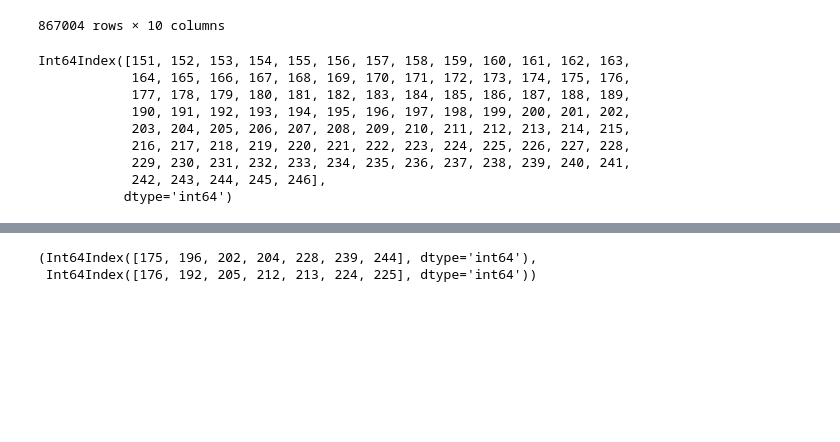
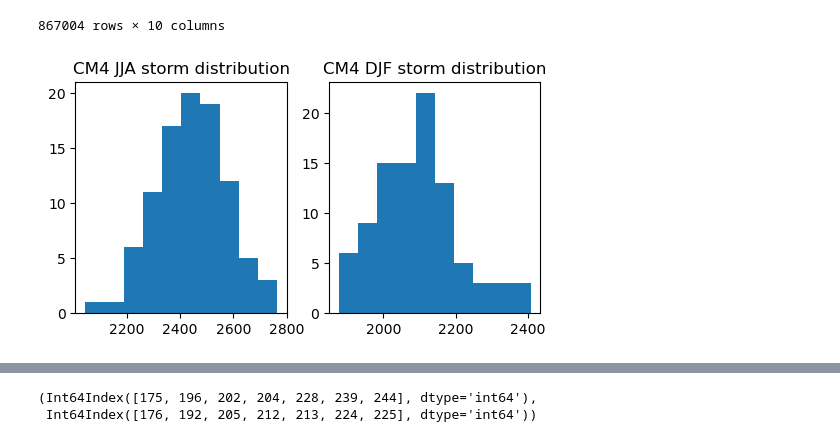
Before and after one commit to keturner8/stormtrack_variability, a Jupyter notebook: notebooks/storm_center_variability_CM4.ipynb, the cells around one changed output, grey strips where cells are left out. Drawn from its saved outputs; the diff is of its cells as text; code cells hidden in the pictures; blank space fills up the shorter version.

```diff
--- a/notebooks/storm_center_variability_CM4.ipynb
+++ b/notebooks/storm_center_variability_CM4.ipynb
@@ -125,17 +82,16 @@ year_counts_summer = df_summer['SeasonYear'].value_counts().sort_index()
 year_counts_winter.index = year_counts_winter.index.astype(int)
 year_counts_summer.index = year_counts_summer.index.astype(int)
 # %%
-year_counts_summer.index
+fig, axs = plt.subplots(ncols=2, nrows=1, figsize=(6,3))
+
+axs[0].hist(year_counts_winter, bins=10)
+axs[0].set_title('CM4 JJA storm distribution')
+axs[1].hist(year_counts_summer[1:-1], bins=10)
+axs[1].set_title('CM4 DJF storm distribution')
+
+plt.savefig(f'{out_path_fig}CM4_storm_dist.png', format='png', dpi=100)
 # %% [output]
-Int64Index([151, 152, 153, 154, 155, 156, 157, 158, 159, 160, 161, 162, 163,
-            164, 165, 166, 167, 168, 169, 170, 171, 172, 173, 174, 175, 176,
-            177, 178, 179, 180, 181, 182, 183, 184, 185, 186, 187, 188, 189,
-            190, 191, 192, 193, 194, 195, 196, 197, 198, 199, 200, 201, 202,
-            203, 204, 205, 206, 207, 208, 209, 210, 211, 212, 213, 214, 215,
-            216, 217, 218, 219, 220, 221, 222, 223, 224, 225, 226, 227, 228,
-            229, 230, 231, 232, 233, 234, 235, 236, 237, 238, 239, 240, 241,
-            242, 243, 244, 245, 246],
-           dtype='int64')
+[figure, added]
 # %%
 fig, axs = plt.subplots(ncols=1, nrows=2, figsize=(6,8))
 
```
Also changed, not shown: parts of 20 cells of this notebook, 20 other files.
